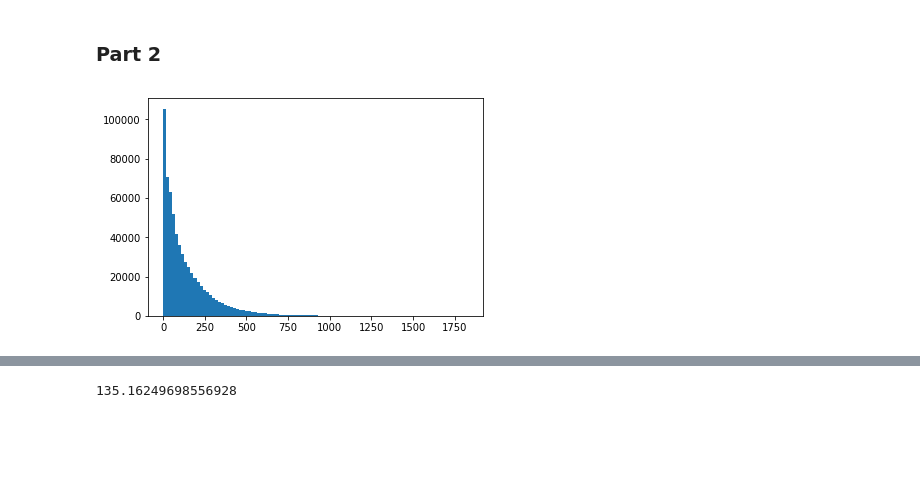
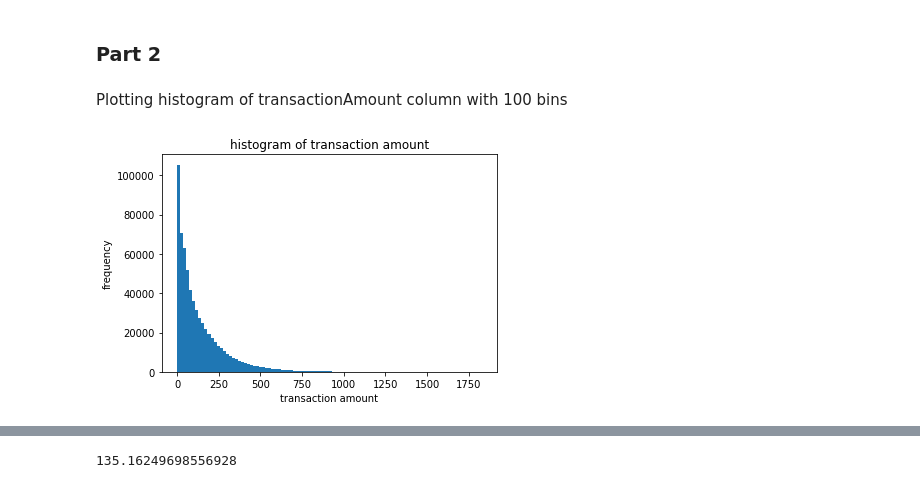
Before and after one commit to Shreyas20/fraud-transaction-detection, a Jupyter notebook: fraud_detection.ipynb, the cells around one changed output, grey strips where cells are left out. Saved outputs shown, nothing was run; the diff lists cells and outputs as text; code cells hidden in the pictures; blank space fills up the shorter version.

```diff
--- a/fraud_detection.ipynb
+++ b/fraud_detection.ipynb
@@ -284,7 +338,12 @@ transaction['dateOfLastAddressChange'] =  pd.to_datetime(transaction['dateOfLast
 # %% [markdown]
 ### Part 2
+# %% [markdown]
+Plotting histogram of transactionAmount column with 100 bins
 # %%
 plt.hist(transaction['transactionAmount'],bins=100)
+plt.title('histogram of transaction amount')
+plt.xlabel('transaction amount')
+plt.ylabel('frequency')
 plt.show()
 # %% [output]
-[figure, old version]
+[figure, new version]
```
Also changed, not shown: parts of 127 cells of this notebook, 1 other file.
